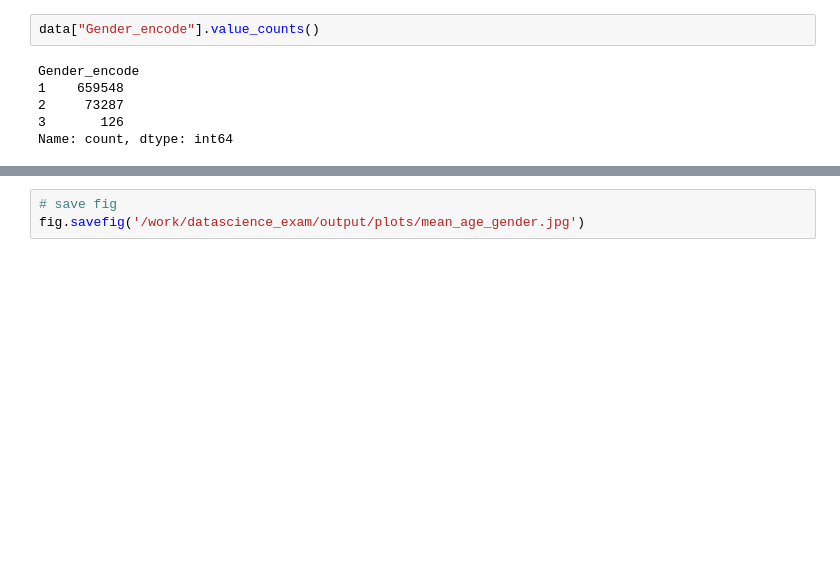
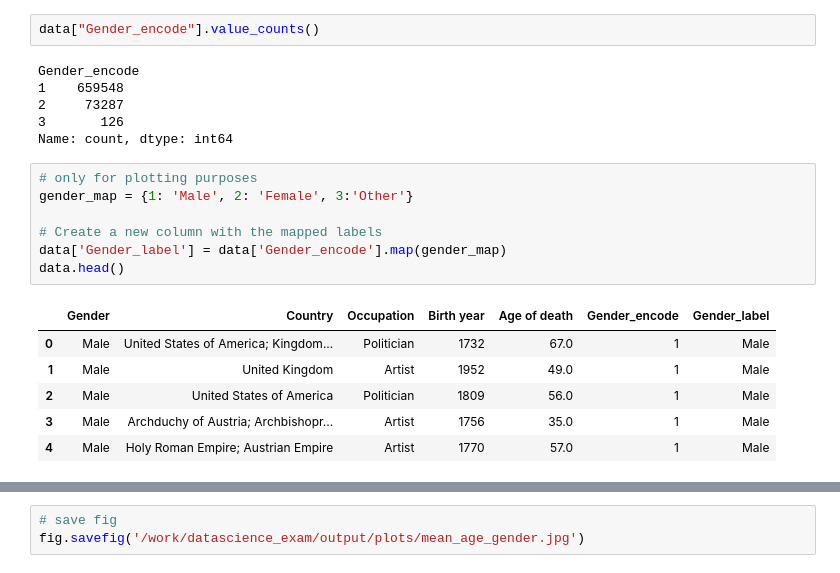
Before and after one commit to sigridbom/datascience_exam, a Jupyter notebook: notebooks/1_data_wrangling.ipynb, the cells around one changed output, grey strips where cells are left out. Saved outputs shown, nothing was run; the diff lists cells and outputs as text; blank space fills up the shorter version.

```diff
--- a/notebooks/1_data_wrangling.ipynb
+++ b/notebooks/1_data_wrangling.ipynb
@@ -153,4 +145,18 @@ Gender_encode
 2     73287
 3       126
 Name: count, dtype: int64
+# %%
+# only for plotting purposes
+gender_map = {1: 'Male', 2: 'Female', 3:'Other'}
+
+# Create a new column with the mapped labels
+data['Gender_label'] = data['Gender_encode'].map(gender_map)
+data.head()
+# %% [output]
+|  | Gender | Country | Occupation | Birth year | Age of death | Gender_encode | Gender_label |
+| 0 | Male | United States of America; Kingdom... | Politician | 1732 | 67.0 | 1 | Male |
+| 1 | Male | United Kingdom | Artist | 1952 | 49.0 | 1 | Male |
+| 2 | Male | United States of America | Politician | 1809 | 56.0 | 1 | Male |
+| 3 | Male | Archduchy of Austria; Archbishopr... | Artist | 1756 | 35.0 | 1 | Male |
+| 4 | Male | Holy Roman Empire; Austrian Empire | Artist | 1770 | 57.0 | 1 | Male |
 # %%
```
Also changed, not shown: parts of 23 cells of this notebook, 5 other files.
